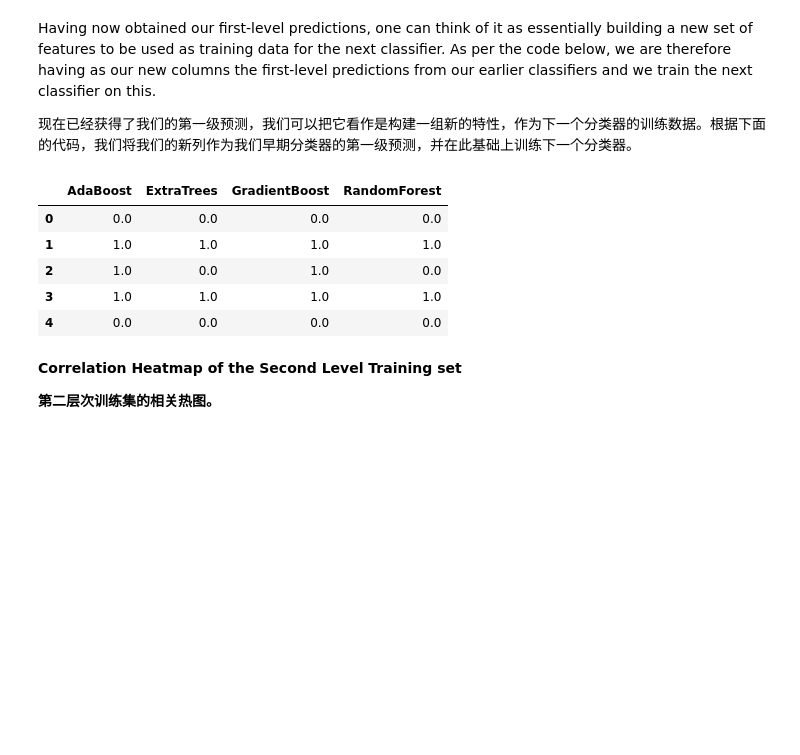
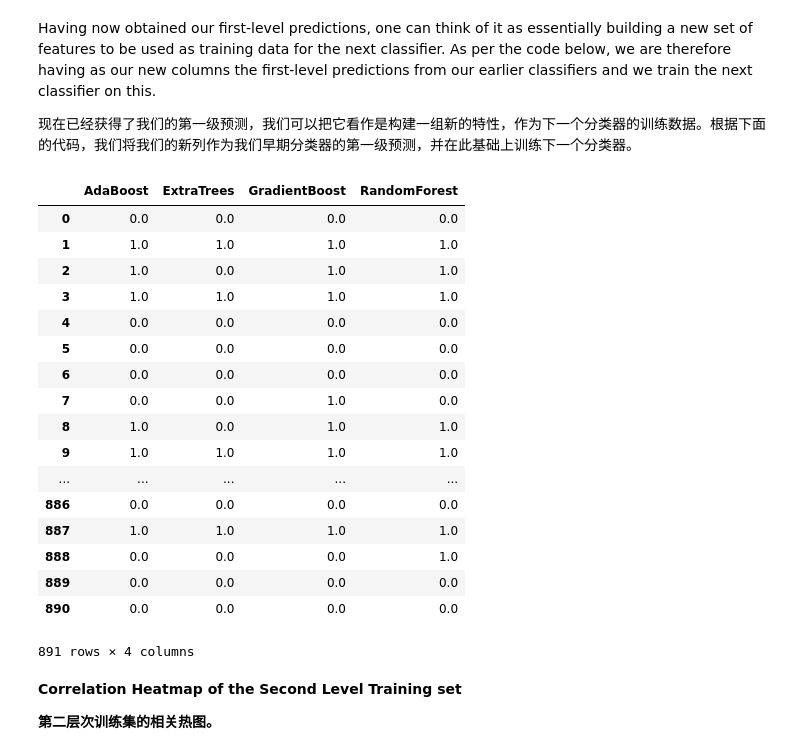
Before and after one commit to TomchenEDG/Kaggle-Titanic_Survival_Exploration, a Jupyter notebook: Titanic_Survival_Exploration.ipynb, the cells around one changed output. Drawn from its saved outputs; the diff is of its cells as text; code cells hidden in the pictures; blank space fills up the shorter version.

```diff
--- a/Titanic_Survival_Exploration.ipynb
+++ b/Titanic_Survival_Exploration.ipynb
@@ -747,17 +770,29 @@ Having now obtained our first-level predictions, one can think of it as essentia
 # %%
 base_predictions_train = pd.DataFrame( {'RandomForest': rf_oof_train.ravel(),
      'ExtraTrees': et_oof_train.ravel(),
      'AdaBoost': ada_oof_train.ravel(),
       'GradientBoost': gb_oof_train.ravel()
     })
-base_predictions_train.head()
+base_predictions_train
 # %% [output]
 |  | AdaBoost | ExtraTrees | GradientBoost | RandomForest |
 | 0 | 0.0 | 0.0 | 0.0 | 0.0 |
 | 1 | 1.0 | 1.0 | 1.0 | 1.0 |
-| 2 | 1.0 | 0.0 | 1.0 | 0.0 |
+| 2 | 1.0 | 0.0 | 1.0 | 1.0 |
 | 3 | 1.0 | 1.0 | 1.0 | 1.0 |
 | 4 | 0.0 | 0.0 | 0.0 | 0.0 |
+| 5 | 0.0 | 0.0 | 0.0 | 0.0 |
+| 6 | 0.0 | 0.0 | 0.0 | 0.0 |
+| 7 | 0.0 | 0.0 | 1.0 | 0.0 |
+| 8 | 1.0 | 0.0 | 1.0 | 1.0 |
+| 9 | 1.0 | 1.0 | 1.0 | 1.0 |
+| ... | ... | ... | ... | ... |
+| 886 | 0.0 | 0.0 | 0.0 | 0.0 |
+| 887 | 1.0 | 1.0 | 1.0 | 1.0 |
+| 888 | 0.0 | 0.0 | 0.0 | 1.0 |
+| 889 | 0.0 | 0.0 | 0.0 | 0.0 |
+| 890 | 0.0 | 0.0 | 0.0 | 0.0 |
+891 rows × 4 columns
 # %% [markdown]
 **Correlation Heatmap of the Second Level Training set**
 
```
Also changed, not shown: parts of 85 cells of this notebook.
